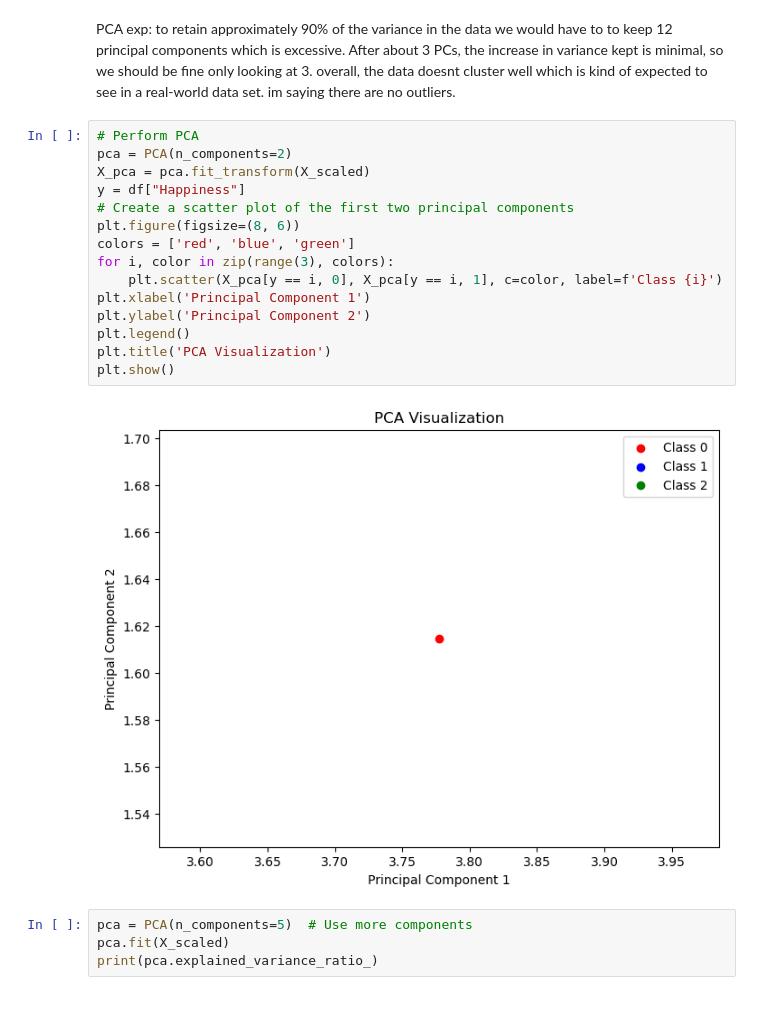
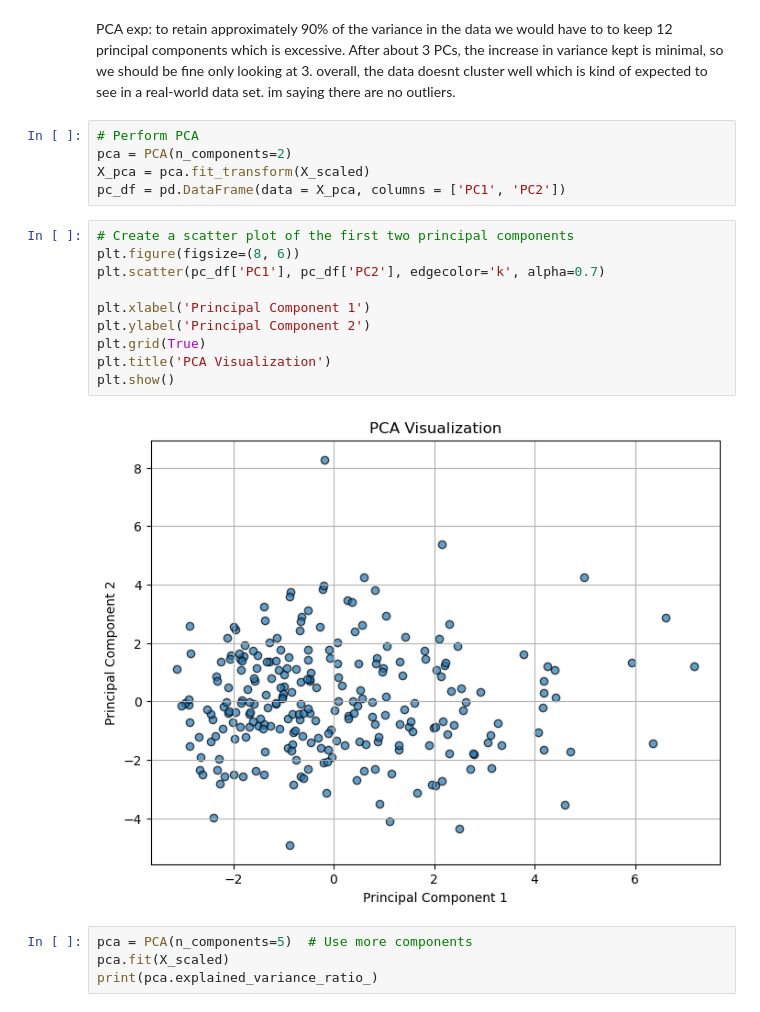
Before and after one commit to noellereid/Data-Science-Capstone, a Jupyter notebook: capstone_project.ipynb, the cells around one changed output. Drawn from its saved outputs; the diff is of its cells as text.

Commit message:
Update capstone_project.ipynb
checked linear regression assumptions, fixed visuals, stepwise selection

```diff
--- a/capstone_project.ipynb
+++ b/capstone_project.ipynb
@@ -112,23 +113,23 @@ plt.show()
 [figure]
 # %% [markdown]
 PCA exp: to retain approximately 90% of the variance in the data we would have to to keep 12 principal components which is excessive. After about 3 PCs, the increase in variance kept is minimal, so we should be fine only looking at 3. overall, the data doesnt cluster well which is kind of expected to see in a real-world data set. im saying there are no outliers.
-# %%
-# Perform PCA
-pca = PCA(n_components=2)
-X_pca = pca.fit_transform(X_scaled)
-y = df["Happiness"]
-# Create a scatter plot of the first two principal components
-plt.figure(figsize=(8, 6))
-colors = ['red', 'blue', 'green']
-for i, color in zip(range(3), colors):
-    plt.scatter(X_pca[y == i, 0], X_pca[y == i, 1], c=color, label=f'Class {i}')
-plt.xlabel('Principal Component 1')
-plt.ylabel('Principal Component 2')
-plt.legend()
-plt.title('PCA Visualization')
-plt.show()
-# %% [output]
-[figure, removed]
+# %%
+# Perform PCA
+pca = PCA(n_components=2)
+X_pca = pca.fit_transform(X_scaled)
+pc_df = pd.DataFrame(data = X_pca, columns = ['PC1', 'PC2'])
+# %%
+# Create a scatter plot of the first two principal components
+plt.figure(figsize=(8, 6))
+plt.scatter(pc_df['PC1'], pc_df['PC2'], edgecolor='k', alpha=0.7)
+
+plt.xlabel('Principal Component 1')
+plt.ylabel('Principal Component 2')
+plt.grid(True)
+plt.title('PCA Visualization')
+plt.show()
+# %% [output]
+[figure, added]
 # %%
 pca = PCA(n_components=5)  # Use more components
 pca.fit(X_scaled)
```
Also changed, not shown: parts of 23 cells of this notebook.
